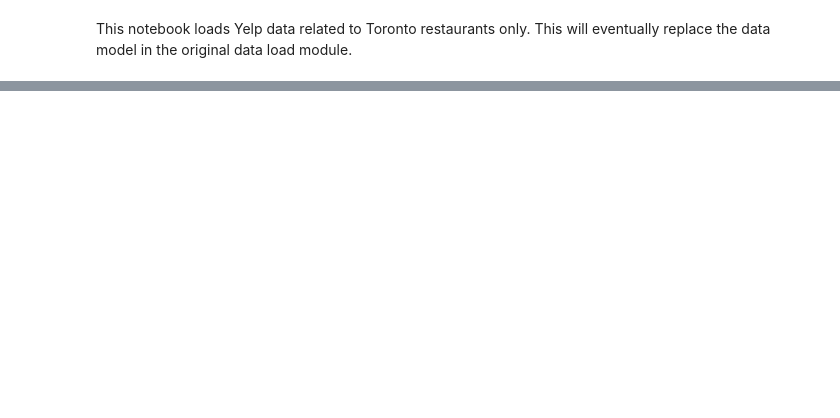
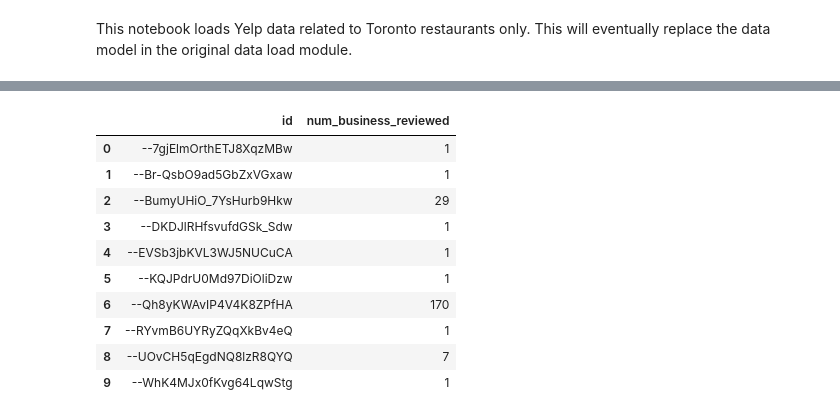
Before and after one commit to neo4j-contrib/neo4j-data-science-yelp, a Jupyter notebook: notebooks/neo4j_yelp_00_data_load_toronto.ipynb, the cells around one changed output, grey strips where cells are left out. Drawn from its saved outputs; the diff is of its cells as text; code cells hidden in the pictures; blank space fills up the shorter version.

```diff
--- a/notebooks/neo4j_yelp_00_data_load_toronto.ipynb
+++ b/notebooks/neo4j_yelp_00_data_load_toronto.ipynb
@@ -820,0 +387,4 @@ Wall time: 29.3 ms
+# %%
+# combine categories to delete
+all_categories_to_delete = categories_to_delete + other_categories_to_delete
+len(all_categories_to_delete)
@@ -820,0 +560,29 @@ Wall time: 29.3 ms
+# %%
+%%time
+# get number of businesses reviewed by user
+
+query = """
+        MATCH (u:User)
+        RETURN u.id as id, size((u)-[:REVIEWED]->()) AS num_business_reviewed
+        ORDER BY id, num_business_reviewed DESC
+        """
+
+with driver.session() as session:
+    user_review_count = session.run(query)
+
+
+user_review_count_df = pd.DataFrame([dict(record) for record in user_review_count])
+
+display(user_review_count_df.head(10))
+# %% [output]
+|  | id | num_business_reviewed |
+| 0 | --7gjElmOrthETJ8XqzMBw | 1 |
+| 1 | --Br-QsbO9ad5GbZxVGxaw | 1 |
+| 2 | --BumyUHiO_7YsHurb9Hkw | 29 |
+| 3 | --DKDJlRHfsvufdGSk_Sdw | 1 |
+| 4 | --EVSb3jbKVL3WJ5NUCuCA | 1 |
+| 5 | --KQJPdrU0Md97DiOliDzw | 1 |
+| 6 | --Qh8yKWAvIP4V4K8ZPfHA | 170 |
+| 7 | --RYvmB6UYRyZQqXkBv4eQ | 1 |
+| 8 | --UOvCH5qEgdNQ8lzR8QYQ | 7 |
+| 9 | --WhK4MJx0fKvg64LqwStg | 1 |
```
Also changed, not shown: parts of 85 cells of this notebook.
